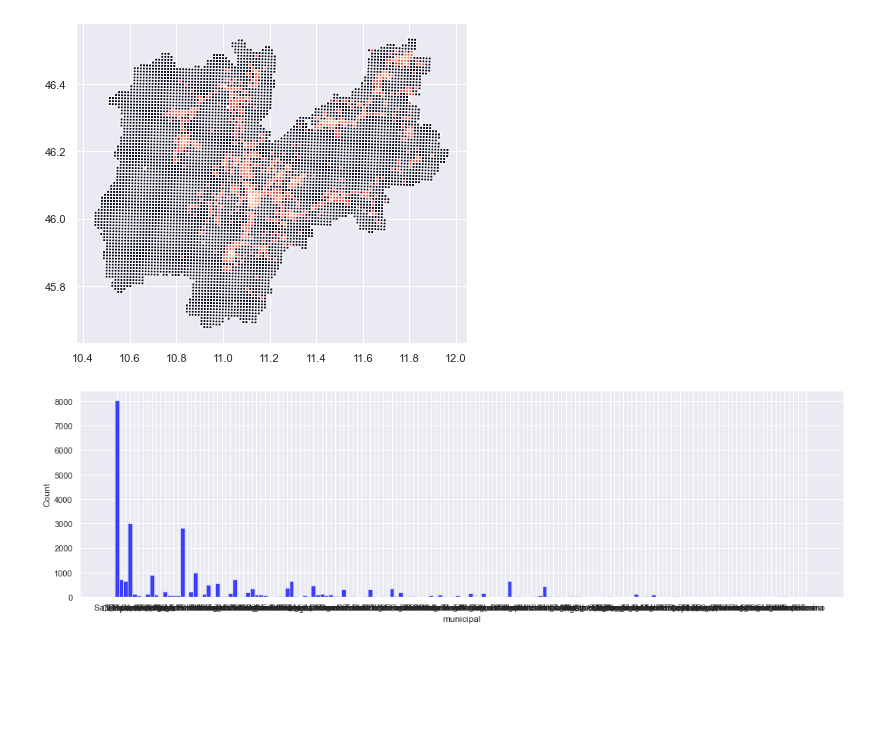
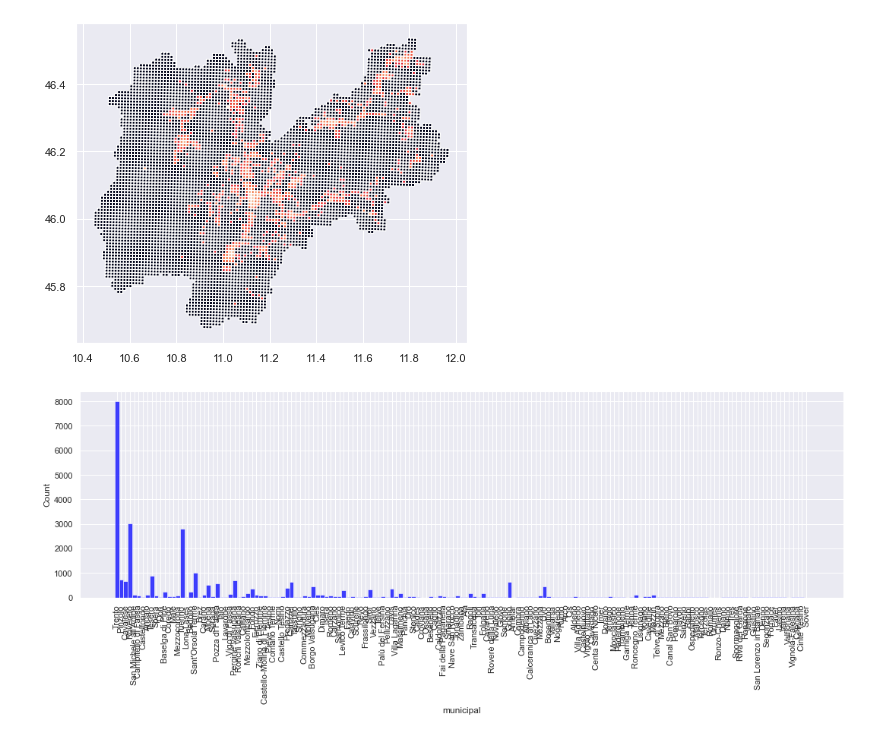
Before and after one commit to devix2/IntroToDS_FinalProject, a Jupyter notebook: DS_SocialPulse/notebooks/EDA.ipynb, the cells around one changed output. Drawn from its saved outputs; the diff is of its cells as text; code cells hidden in the pictures; blank space fills up the shorter version.

```diff
--- a/DS_SocialPulse/notebooks/EDA.ipynb
+++ b/DS_SocialPulse/notebooks/EDA.ipynb
@@ -25,7 +27,7 @@ sns.set(rc={'figure.figsize':(7,6)})
 # %%
 #Importiamo il database dei tweets
 
-df=pd.read_csv("data/processed/twitter_final.csv")
+df=pd.read_csv(m_d.data_path_out / 'twitter_final.csv')
 temperature_D=EDA.tempDistrib()
 
 #col_list = list(df)
@@ -167,11 +169,14 @@ Index(['cellId', 'geometry'], dtype='object')
 <AxesSubplot:>
 [figure]
 # %%
-plt.figure(figsize = (18,5))
+fig=plt.figure(figsize = (18,5))
+ax = fig.add_subplot(111)
 pl=sns.histplot(data=df, x="municipal", bins=31, color="#0000FF")
-
+plt.xticks(rotation=90)
 plt.show()
+#far la figura più lunga la restringe wtf
+#odio ufficialmente seaborne
 
 #Trento domina nettamente, as axpected
 # %% [output]
-[figure, old version]
+[figure, new version]
```
Also changed, not shown: parts of 4 cells of this notebook, 1 other file.
